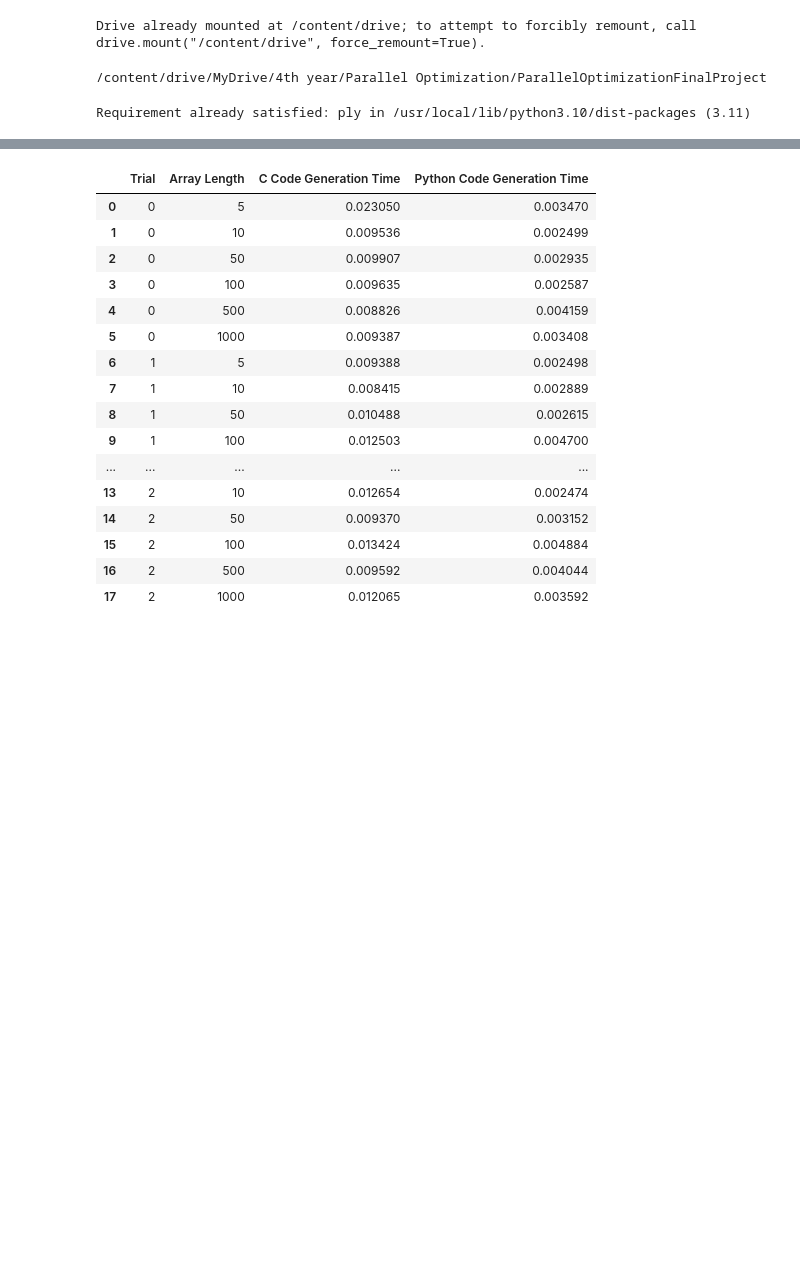
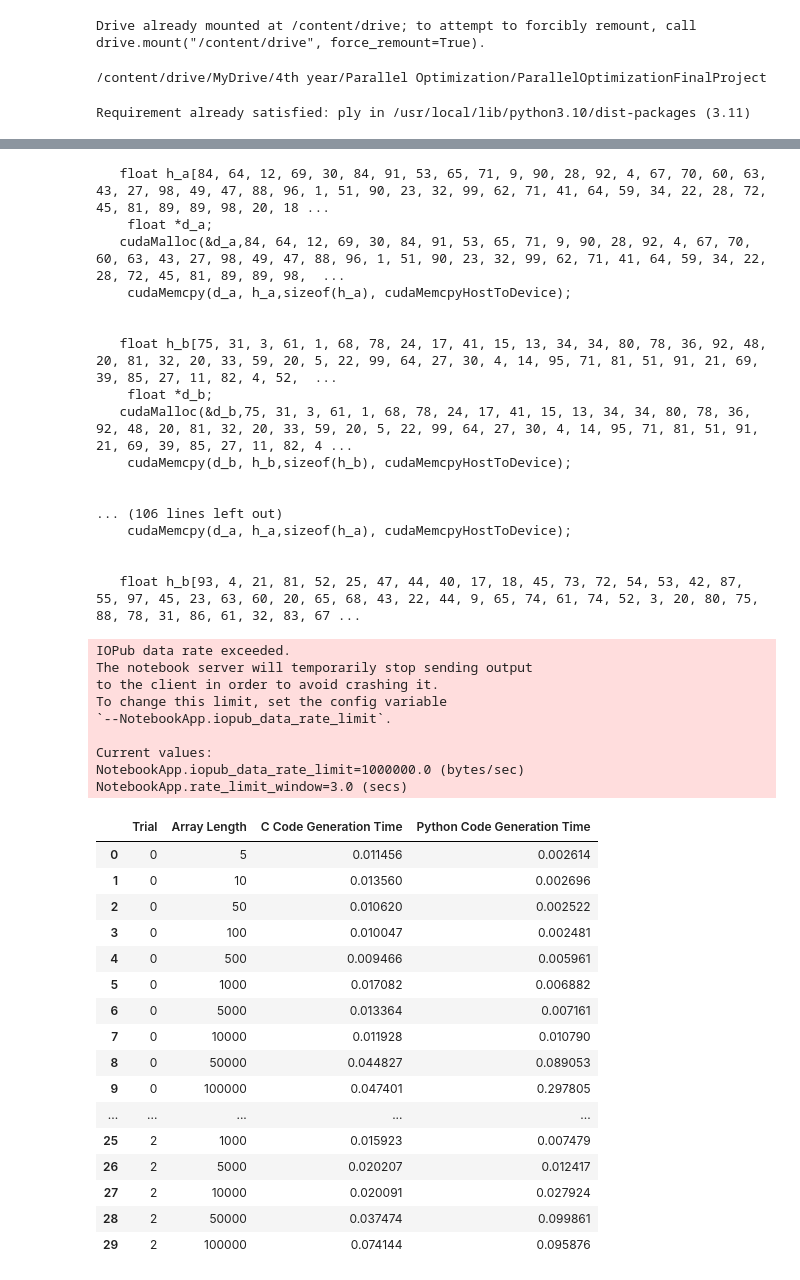
Before and after one commit to YahyaElGawady/ParallelOptimizationFinalProject, a Jupyter notebook: side_testing.ipynb, the cells around one changed output, grey strips where cells are left out. Saved outputs shown, nothing was run; the diff lists cells and outputs as text; code cells hidden in the pictures; blank space fills up the shorter version.

```diff
--- a/side_testing.ipynb
+++ b/side_testing.ipynb
@@ -97,7 +98,7 @@ f = np.dot(a, b)
 lexer.test(input_code)
 
 trials = 3
-array_lengths = [5, 10, 50, 100, 500, 1000]
+array_lengths = [5, 10, 50, 100, 500, 1000, 5000, 10000, 50000, 100000]
 
 results = run_trials(trials, array_lengths)
 
@@ -138,20 +159,46 @@ cupy.dot(a, b)
+   float h_a[84, 64, 12, 69, 30, 84, 91, 53, 65, 71, 9, 90, 28, 92, 4, 67, 70, 60, 63, 43, 27, 98, 49, 47, 88, 96, 1, 51, 90, 23, 32, 99, 62, 71, 41, 64, 59, 34, 22, 28, 72, 45, 81, 89, 89, 98, 20, 18 ...
+    float *d_a;
+   cudaMalloc(&d_a,84, 64, 12, 69, 30, 84, 91, 53, 65, 71, 9, 90, 28, 92, 4, 67, 70, 60, 63, 43, 27, 98, 49, 47, 88, 96, 1, 51, 90, 23, 32, 99, 62, 71, 41, 64, 59, 34, 22, 28, 72, 45, 81, 89, 89, 98,  ...
+    cudaMemcpy(d_a, h_a,sizeof(h_a), cudaMemcpyHostToDevice);
+
+
+   float h_b[75, 31, 3, 61, 1, 68, 78, 24, 17, 41, 15, 13, 34, 34, 80, 78, 36, 92, 48, 20, 81, 32, 20, 33, 59, 20, 5, 22, 99, 64, 27, 30, 4, 14, 95, 71, 81, 51, 91, 21, 69, 39, 85, 27, 11, 82, 4, 52,  ...
+    float *d_b;
+   cudaMalloc(&d_b,75, 31, 3, 61, 1, 68, 78, 24, 17, 41, 15, 13, 34, 34, 80, 78, 36, 92, 48, 20, 81, 32, 20, 33, 59, 20, 5, 22, 99, 64, 27, 30, 4, 14, 95, 71, 81, 51, 91, 21, 69, 39, 85, 27, 11, 82, 4 ...
+    cudaMemcpy(d_b, h_b,sizeof(h_b), cudaMemcpyHostToDevice);
+
+
+... (106 lines left out)
+    cudaMemcpy(d_a, h_a,sizeof(h_a), cudaMemcpyHostToDevice);
+
+
+   float h_b[93, 4, 21, 81, 52, 25, 47, 44, 40, 17, 18, 45, 73, 72, 54, 53, 42, 87, 55, 97, 45, 23, 63, 60, 20, 65, 68, 43, 22, 44, 9, 65, 74, 61, 74, 52, 3, 20, 80, 75, 88, 78, 31, 86, 61, 32, 83, 67 ...
+IOPub data rate exceeded.
+The notebook server will temporarily stop sending output
+to the client in order to avoid crashing it.
+To change this limit, set the config variable
+`--NotebookApp.iopub_data_rate_limit`.
+
+Current values:
+NotebookApp.iopub_data_rate_limit=1000000.0 (bytes/sec)
+NotebookApp.rate_limit_window=3.0 (secs)
 |  | Trial | Array Length | C Code Generation Time | Python Code Generation Time |
-| 0 | 0 | 5 | 0.023050 | 0.003470 |
-| 1 | 0 | 10 | 0.009536 | 0.002499 |
-| 2 | 0 | 50 | 0.009907 | 0.002935 |
-| 3 | 0 | 100 | 0.009635 | 0.002587 |
-| 4 | 0 | 500 | 0.008826 | 0.004159 |
-| 5 | 0 | 1000 | 0.009387 | 0.003408 |
-| 6 | 1 | 5 | 0.009388 | 0.002498 |
-| 7 | 1 | 10 | 0.008415 | 0.002889 |
-| 8 | 1 | 50 | 0.010488 | 0.002615 |
-| 9 | 1 | 100 | 0.012503 | 0.004700 |
+| 0 | 0 | 5 | 0.011456 | 0.002614 |
+| 1 | 0 | 10 | 0.013560 | 0.002696 |
+| 2 | 0 | 50 | 0.010620 | 0.002522 |
+| 3 | 0 | 100 | 0.010047 | 0.002481 |
+| 4 | 0 | 500 | 0.009466 | 0.005961 |
+| 5 | 0 | 1000 | 0.017082 | 0.006882 |
+| 6 | 0 | 5000 | 0.013364 | 0.007161 |
+| 7 | 0 | 10000 | 0.011928 | 0.010790 |
+| 8 | 0 | 50000 | 0.044827 | 0.089053 |
+| 9 | 0 | 100000 | 0.047401 | 0.297805 |
 | ... | ... | ... | ... | ... |
-| 13 | 2 | 10 | 0.012654 | 0.002474 |
-| 14 | 2 | 50 | 0.009370 | 0.003152 |
-| 15 | 2 | 100 | 0.013424 | 0.004884 |
-| 16 | 2 | 500 | 0.009592 | 0.004044 |
-| 17 | 2 | 1000 | 0.012065 | 0.003592 |
+| 25 | 2 | 1000 | 0.015923 | 0.007479 |
+| 26 | 2 | 5000 | 0.020207 | 0.012417 |
+| 27 | 2 | 10000 | 0.020091 | 0.027924 |
+| 28 | 2 | 50000 | 0.037474 | 0.099861 |
+| 29 | 2 | 100000 | 0.074144 | 0.095876 |
 # %%
 # Make a bar chart
 
```
Also changed, not shown: parts of 3 cells of this notebook, 1 other file.
